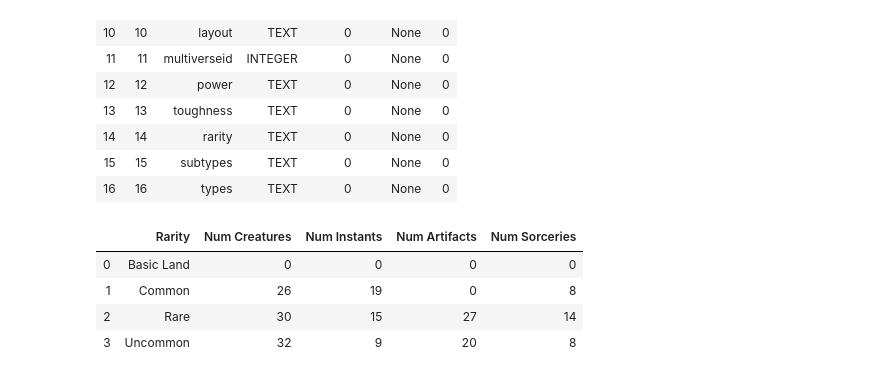
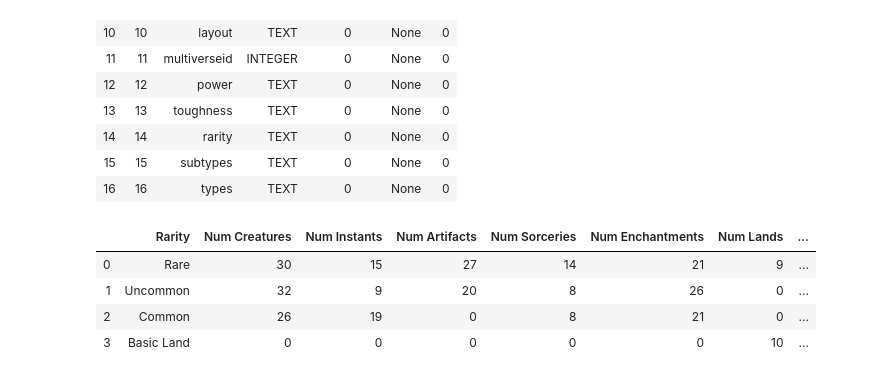
Before and after one commit to m311y/Data-Visualization-in-Python, a Jupyter notebook: mtgPython/MTG Data.ipynb, the cells around one changed output. Saved outputs shown, nothing was run; the diff lists cells and outputs as text; code cells hidden in the pictures.

```diff
--- a/mtgPython/MTG Data.ipynb
+++ b/mtgPython/MTG Data.ipynb
@@ -101,21 +82,27 @@ run_query(query_table_help)
 # %%
 query = """
 SELECT
     rarity AS 'Rarity'
     , COUNT(CASE WHEN types LIKE "Creature%" THEN 1 END) "Num Creatures"
     , COUNT(CASE WHEN types LIKE "Instant%" THEN 1 END) "Num Instants"
     , COUNT(CASE WHEN types LIKE "Artifact%" THEN 1 END) "Num Artifacts"
     , COUNT(CASE WHEN types LIKE "Sorcery%" THEN 1 END) "Num Sorceries"
+    , COUNT(CASE WHEN types LIKE "Enchantment%" THEN 1 END) "Num Enchantments"
+    , COUNT(CASE WHEN types LIKE "Land%" THEN 1 END) "Num Lands"
+    , COUNT(CASE WHEN types LIKE "Artifact,Creature%" THEN 1 END) "Num Artifact Creatures"
+    , COUNT(rarity) AS "Total cards"
+    , AVG(cmc) AS "Avg Converted Mana Cost"
 
 
 FROM rarity_count
 
-GROUP BY rarity;
+GROUP BY rarity
+ORDER BY [Total Cards] DESC;
 """
 run_query(query)
 # %% [output]
-|  | Rarity | Num Creatures | Num Instants | Num Artifacts | Num Sorceries |
-| 0 | Basic Land | 0 | 0 | 0 | 0 |
-| 1 | Common | 26 | 19 | 0 | 8 |
-| 2 | Rare | 30 | 15 | 27 | 14 |
-| 3 | Uncommon | 32 | 9 | 20 | 8 |
+|  | Rarity | Num Creatures | Num Instants | Num Artifacts | Num Sorceries | Num Enchantments | Num Lands | ... |
+| 0 | Rare | 30 | 15 | 27 | 14 | 21 | 9 | ... |
+| 1 | Uncommon | 32 | 9 | 20 | 8 | 26 | 0 | ... |
+| 2 | Common | 26 | 19 | 0 | 8 | 21 | 0 | ... |
+| 3 | Basic Land | 0 | 0 | 0 | 0 | 0 | 10 | ... |
```
Also changed, not shown: parts of 3 cells of this notebook, 1 other file.
